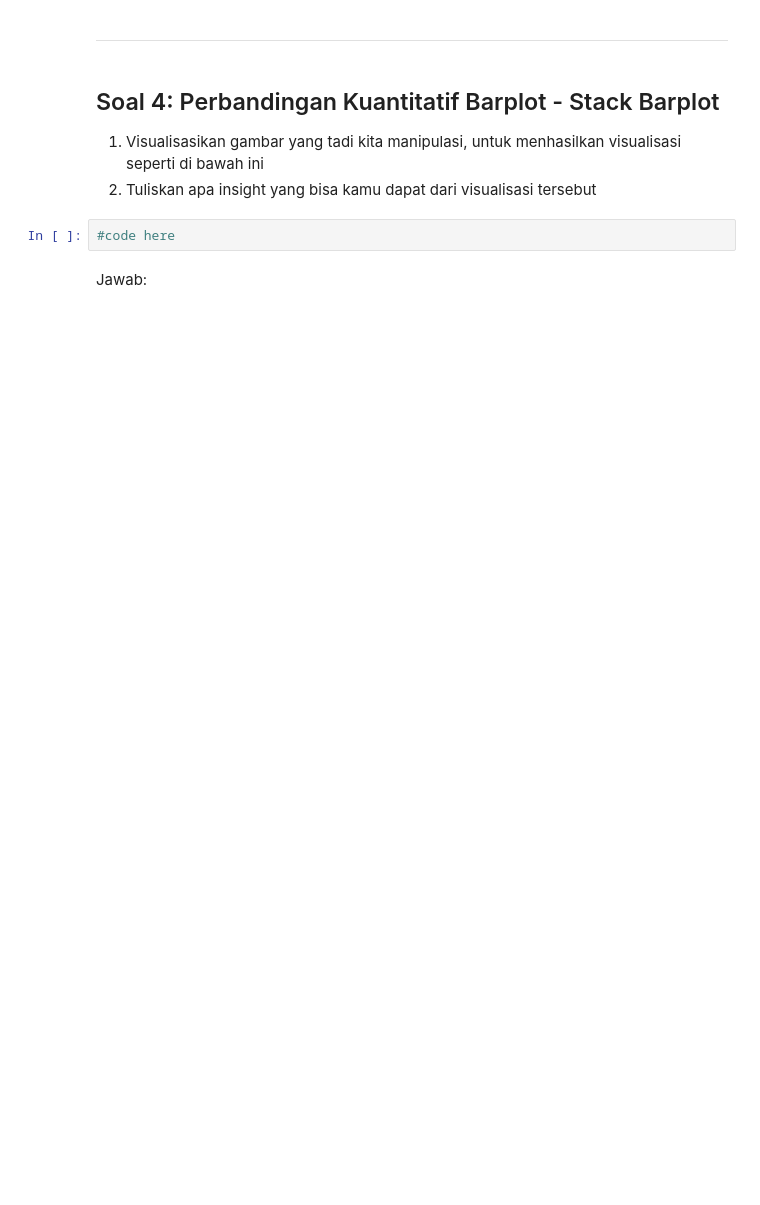
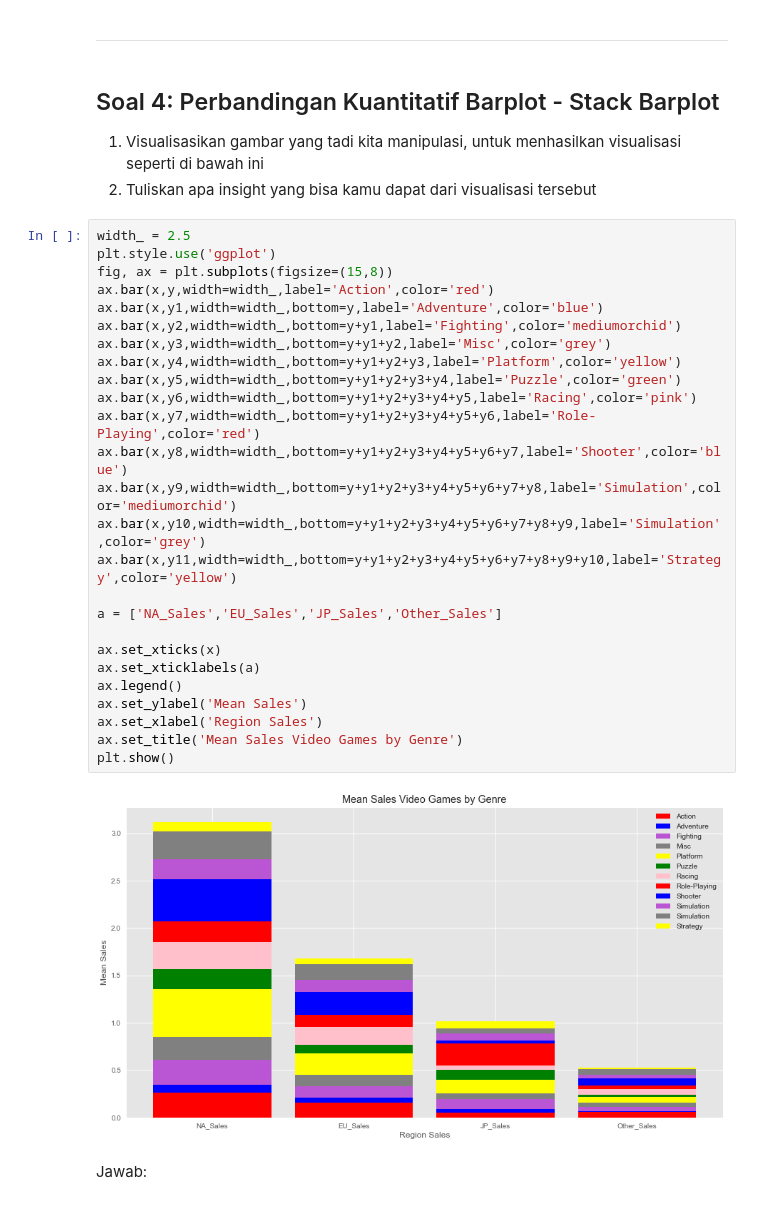
Before and after one commit to anggawp-learning/sanberlearn, a Jupyter notebook: Tugas Hari 4 Pekan 3_Angga Wahyu Pratama.ipynb, the cells around one changed output. Cells and saved outputs as stored; diff of their text form; blank space fills up the shorter version.

```diff
--- a/Tugas Hari 4 Pekan 3_Angga Wahyu Pratama.ipynb
+++ b/Tugas Hari 4 Pekan 3_Angga Wahyu Pratama.ipynb
@@ -149,8 +181,34 @@ Expected Output:
 
 1. Visualisasikan gambar yang tadi kita manipulasi, untuk menhasilkan visualisasi seperti di bawah ini
 2. Tuliskan apa insight yang bisa kamu dapat dari visualisasi tersebut
-# %%
-#code here
+# %%
+width_ = 2.5
+plt.style.use('ggplot')
+fig, ax = plt.subplots(figsize=(15,8))
+ax.bar(x,y,width=width_,label='Action',color='red')
+ax.bar(x,y1,width=width_,bottom=y,label='Adventure',color='blue')
+ax.bar(x,y2,width=width_,bottom=y+y1,label='Fighting',color='mediumorchid')
+ax.bar(x,y3,width=width_,bottom=y+y1+y2,label='Misc',color='grey')
+ax.bar(x,y4,width=width_,bottom=y+y1+y2+y3,label='Platform',color='yellow')
+ax.bar(x,y5,width=width_,bottom=y+y1+y2+y3+y4,label='Puzzle',color='green')
+ax.bar(x,y6,width=width_,bottom=y+y1+y2+y3+y4+y5,label='Racing',color='pink')
+ax.bar(x,y7,width=width_,bottom=y+y1+y2+y3+y4+y5+y6,label='Role-Playing',color='red')
+ax.bar(x,y8,width=width_,bottom=y+y1+y2+y3+y4+y5+y6+y7,label='Shooter',color='blue')
+ax.bar(x,y9,width=width_,bottom=y+y1+y2+y3+y4+y5+y6+y7+y8,label='Simulation',color='mediumorchid')
+ax.bar(x,y10,width=width_,bottom=y+y1+y2+y3+y4+y5+y6+y7+y8+y9,label='Simulation',color='grey')
+ax.bar(x,y11,width=width_,bottom=y+y1+y2+y3+y4+y5+y6+y7+y8+y9+y10,label='Strategy',color='yellow')
+
+a = ['NA_Sales','EU_Sales','JP_Sales','Other_Sales']
+
+ax.set_xticks(x)
+ax.set_xticklabels(a)
+ax.legend()
+ax.set_ylabel('Mean Sales')
+ax.set_xlabel('Region Sales')
+ax.set_title('Mean Sales Video Games by Genre')
+plt.show()
+# %% [output]
+[figure, added]
 # %% [markdown]
 Jawab:
 # %% [markdown]
```
Also changed, not shown: parts of 6 cells of this notebook.
